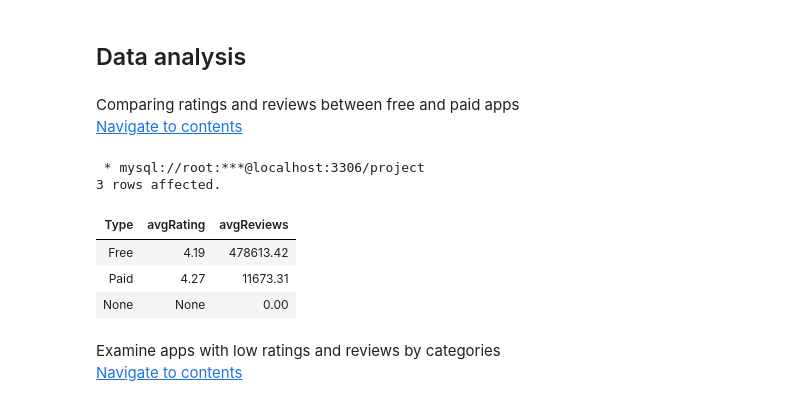
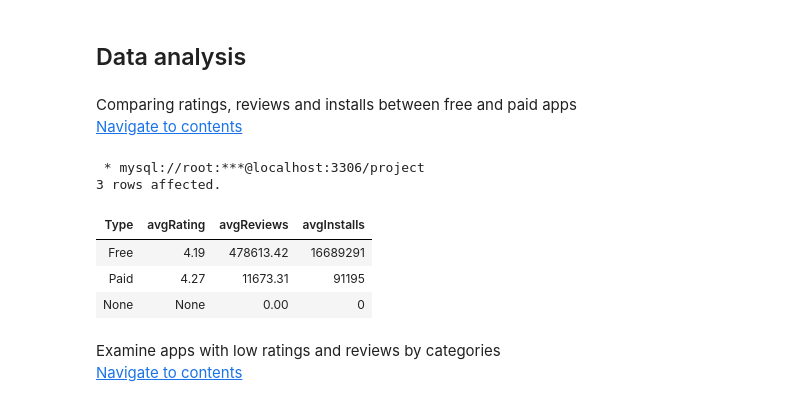
Before and after one commit to NilArj/Google_play, a Jupyter notebook: google_play_apps.ipynb, the cells around one changed output. Saved outputs shown, nothing was run; the diff lists cells and outputs as text; code cells hidden in the pictures.

```diff
--- a/google_play_apps.ipynb
+++ b/google_play_apps.ipynb
@@ -320,21 +375,21 @@ from googleplaystore
 ## Data analysis
 # %% [markdown]
 <a id="free_paid_apps"></a>
-Comparing ratings and reviews between free and paid apps
+Comparing ratings, reviews and installs between free and paid apps
 <br>
 <a href="#table_of_contents">Navigate to contents</a>
 # %%
 %%sql
-select Type, round(avg(Rating),2) as avgRating, round(avg(Reviews),2) as avgReviews
+select Type, round(avg(Rating),2) as avgRating, round(avg(Reviews),2) as avgReviews, round(avg(updated_installs)) as avgInstalls
 from googleplaystore
 group by Type
 # %% [output]
  * mysql://root:***@localhost:3306/project
 3 rows affected.
-| Type | avgRating | avgReviews |
-| Free | 4.19 | 478613.42 |
-| Paid | 4.27 | 11673.31 |
-| None | None | 0.00 |
+| Type | avgRating | avgReviews | avgInstalls |
+| Free | 4.19 | 478613.42 | 16689291 |
+| Paid | 4.27 | 11673.31 | 91195 |
+| None | None | 0.00 | 0 |
 # %% [markdown]
 <a id="low_rating_apps"></a>
 Examine apps with low ratings and reviews by categories
```
Also changed, not shown: parts of 17 cells of this notebook.
